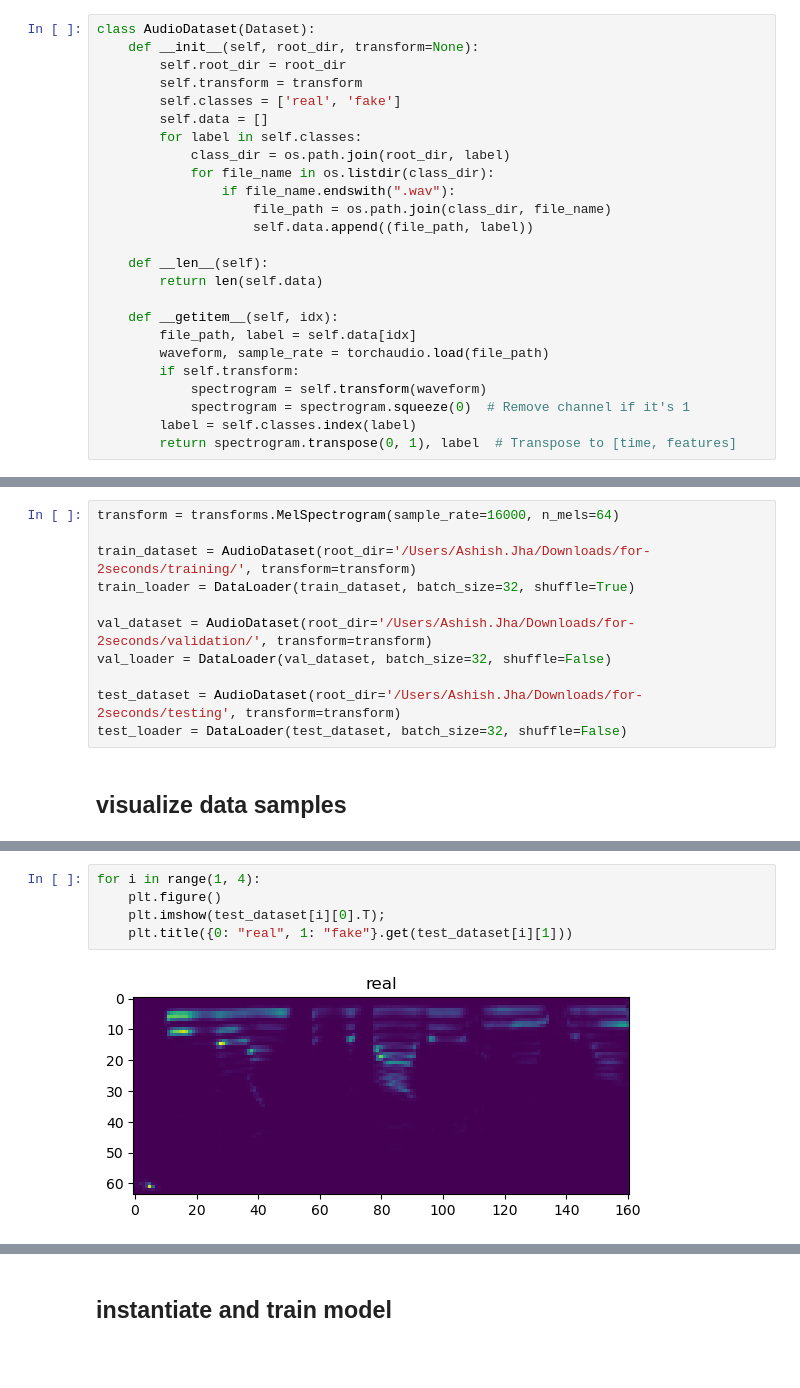
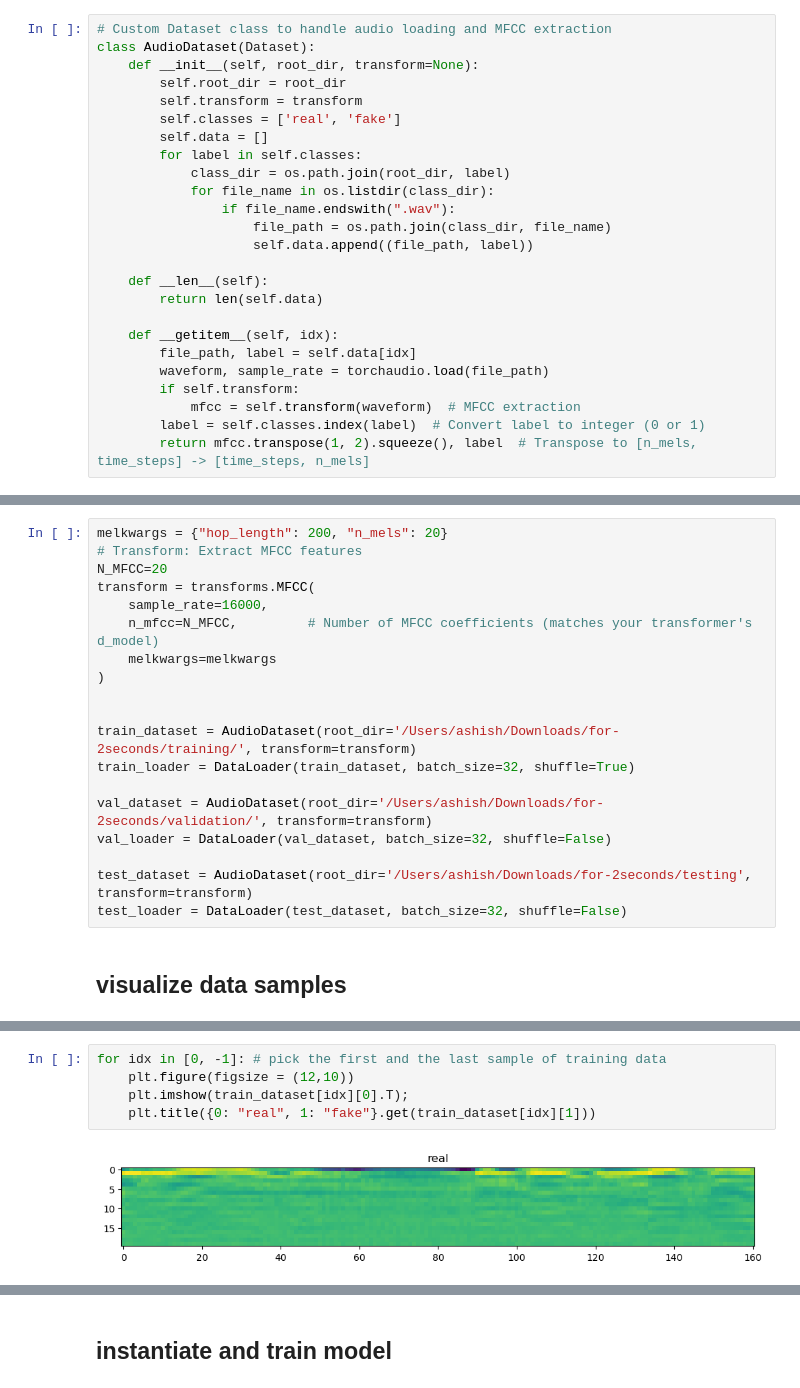
Before and after one commit to arj7192/fight_fraud_with_machine_learning, a Jupyter notebook: Chapter10/DeepFakeVoiceDetection.ipynb, the cells around one changed output, grey strips where cells are left out. Cells and saved outputs as stored; diff of their text form; blank space fills up the shorter version.

```diff
--- a/Chapter10/DeepFakeVoiceDetection.ipynb
+++ b/Chapter10/DeepFakeVoiceDetection.ipynb
@@ -27,6 +47,7 @@ torch.manual_seed(121)
 # %% [markdown]
 ## define dataset object
 # %%
+# Custom Dataset class to handle audio loading and MFCC extraction
 class AudioDataset(Dataset):
     def __init__(self, root_dir, transform=None):
         self.root_dir = root_dir
@@ -47,10 +68,9 @@ class AudioDataset(Dataset):
         file_path, label = self.data[idx]
         waveform, sample_rate = torchaudio.load(file_path)
         if self.transform:
-            spectrogram = self.transform(waveform)
-            spectrogram = spectrogram.squeeze(0)  # Remove channel if it's 1
-        label = self.classes.index(label)
-        return spectrogram.transpose(0, 1), label  # Transpose to [time, features]
+            mfcc = self.transform(waveform)  # MFCC extraction
+        label = self.classes.index(label)  # Convert label to integer (0 or 1)
+        return mfcc.transpose(1, 2).squeeze(), label  # Transpose to [n_mels, time_steps] -> [time_steps, n_mels]
 # %% [markdown]
 ## define model (transformer) architecture
 # %%
@@ -100,13 +138,21 @@ class AudioTransformer(nn.Module):
 # %%
-transform = transforms.MelSpectrogram(sample_rate=16000, n_mels=64)
+melkwargs = {"hop_length": 200, "n_mels": 20}
+# Transform: Extract MFCC features
+N_MFCC=20
+transform = transforms.MFCC(
+    sample_rate=16000,
+    n_mfcc=N_MFCC,         # Number of MFCC coefficients (matches your transformer's d_model)
+    melkwargs=melkwargs
+)
 
-train_dataset = AudioDataset(root_dir='/Users/Ashish.Jha/Downloads/for-2seconds/training/', transform=transform)
+
+train_dataset = AudioDataset(root_dir='/Users/ashish/Downloads/for-2seconds/training/', transform=transform)
 train_loader = DataLoader(train_dataset, batch_size=32, shuffle=True)
 
-val_dataset = AudioDataset(root_dir='/Users/Ashish.Jha/Downloads/for-2seconds/validation/', transform=transform)
+val_dataset = AudioDataset(root_dir='/Users/ashish/Downloads/for-2seconds/validation/', transform=transform)
 val_loader = DataLoader(val_dataset, batch_size=32, shuffle=False)
 
-test_dataset = AudioDataset(root_dir='/Users/Ashish.Jha/Downloads/for-2seconds/testing', transform=transform)
+test_dataset = AudioDataset(root_dir='/Users/ashish/Downloads/for-2seconds/testing', transform=transform)
 test_loader = DataLoader(test_dataset, batch_size=32, shuffle=False)
 # %% [markdown]
 ## visualize data samples
@@ -132,7 +168,7 @@ d
 # %%
-for i in range(1, 4):
-    plt.figure()
-    plt.imshow(test_dataset[i][0].T);
-    plt.title({0: "real", 1: "fake"}.get(test_dataset[i][1]))
+for idx in [0, -1]: # pick the first and the last sample of training data
+    plt.figure(figsize = (12,10))
+    plt.imshow(train_dataset[idx][0].T);
+    plt.title({0: "real", 1: "fake"}.get(train_dataset[idx][1]))
 # %% [output]
-[figure, old version]
+[figure, new version]
```
Also changed, not shown: parts of 84 cells of this notebook.
